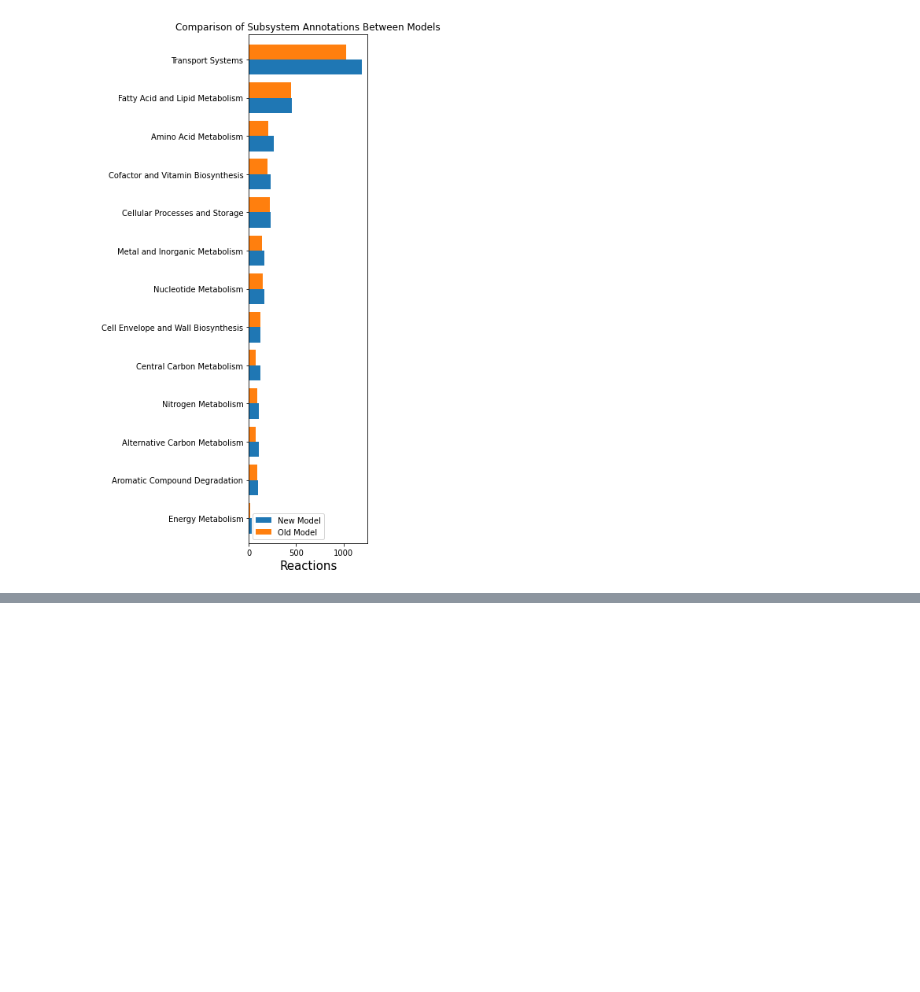
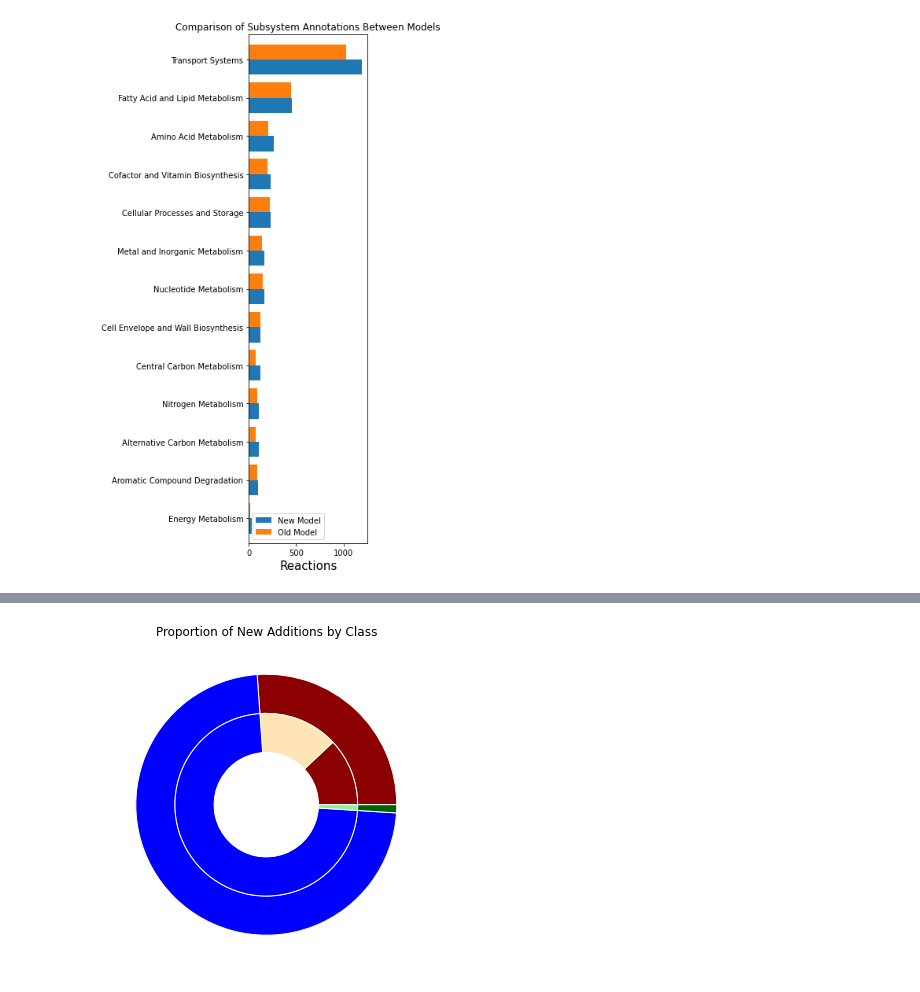
Before and after one commit to SBRG/Pseudomonas_putida_GEMs, a Jupyter notebook: subsystem_annotation.ipynb, the cells around one changed output, grey strips where cells are left out. Drawn from its saved outputs; the diff is of its cells as text; code cells hidden in the pictures; blank space fills up the shorter version.

Commit message:
added pangenome reaction venn

```diff
--- a/subsystem_annotation.ipynb
+++ b/subsystem_annotation.ipynb
@@ -8,8 +8,8 @@ from load_json import load_json_model
 # %% [markdown]
  Read models
 # %%
-model = read_sbml_model('Pan_putida2-Final.xml')
-old_model = load_json_model('iJN1463.json')
+model = read_sbml_model('models/Pan_putida2-Final.xml')
+old_model = load_json_model('models/iJN1463.json')
 model
 # %% [output]
 Scaling...
@@ -221,5 +221,5 @@ rxn_by_subsystem[rxn_by_subsystem['Subsystem']=='Unassigned'].to_csv('unassigned
 # %%
-gpt_subsystems = pd.read_csv('annotated_reactions_alt_dict.csv')
+gpt_subsystems = pd.read_csv('annotations/annotated_reactions_alt_dict.csv')
 gpt_subsystems['Assigned_Top_Category'].value_counts()
 # %% [output]
 Unclassified                           78
@@ -247,6 +241,6 @@ claude_subsystems_1[claude_subsystems_1['Assigned_Subsystem']=='S_Oxidative_Phos
 # %%
-claude_subsystems_1 = pd.read_csv('annotated_reactions_claude.txt')
-claude_subsystems_2 = pd.read_csv('annotated_reactions_claude_2.txt')
+claude_subsystems_1 = pd.read_csv('annotations/annotated_reactions_claude.txt')
+claude_subsystems_2 = pd.read_csv('annotations/annotated_reactions_claude_2.txt')
 
 claude_subsystems = pd.concat([claude_subsystems_1,claude_subsystems_2])
 
@@ -292,0 +415,46 @@ plt.show()
+# %%
+# Colors (dark for total, light for new additions)
+colors_dark = {
+    "Core": "blue",
+    "Accessory": "darkred",
+    "Rare": "darkgreen"
+}
+colors_light = {
+    "Core": "blue",
+    "Accessory": "moccasin",
+    "Rare": "lightgreen"
+}
+
+totals = summary["total"].tolist()
+new_adds = summary["new"].tolist()
+old_parts = (summary["total"] - summary["new"]).tolist()
+
+# Outer ring (total)
+outer_sizes = totals
+outer_colors = [colors_dark[k] for k in summary.index.tolist()]
+
+# Inner ring (old vs new within each category)
+inner_sizes = []
+inner_colors = []
+for k in summary.index.tolist():
+    if old_parts[list(summary.index.tolist()).index(k)] > 0:
+        inner_sizes.append(old_parts[list(summary.index.tolist()).index(k)])
+        inner_colors.append(colors_dark[k])
+    if new_adds[list(summary.index.tolist()).index(k)] > 0:
+        inner_sizes.append(new_adds[list(summary.index.tolist()).index(k)])
+        inner_colors.append(colors_light[k])
+
+# Plot
+fig, ax = plt.subplots(figsize=(6, 6))
+ax.pie(outer_sizes, colors=outer_colors, radius=1, wedgeprops=dict(width=0.3, edgecolor="white"))
+ax.pie(inner_sizes, colors=inner_colors, radius=0.7, wedgeprops=dict(width=0.3, edgecolor="white"))
+
+# Add center circle for donut
+centre_circle = plt.Circle((0,0),0.4,fc='white')
+fig.gca().add_artist(centre_circle)
+
+ax.set(aspect="equal")
+plt.title("Proportion of New Additions by Class")
+plt.show()
+# %% [output]
+[figure, added]
```
Also changed, not shown: parts of 9 cells of this notebook, 46 other files.
